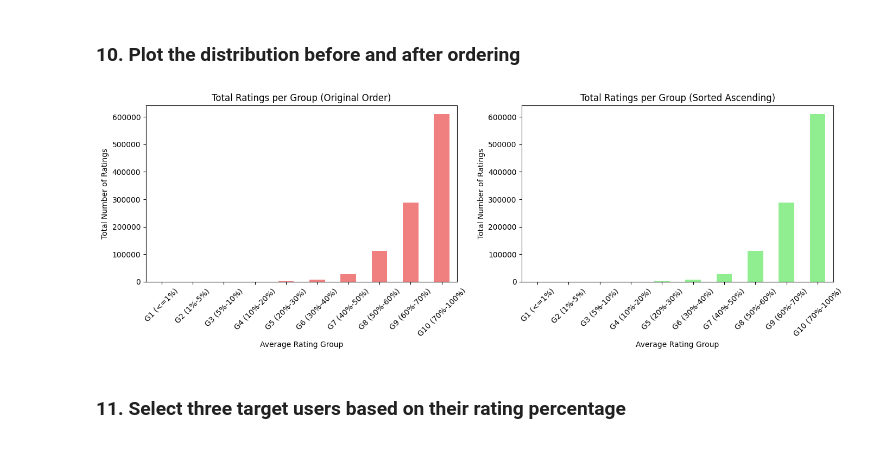
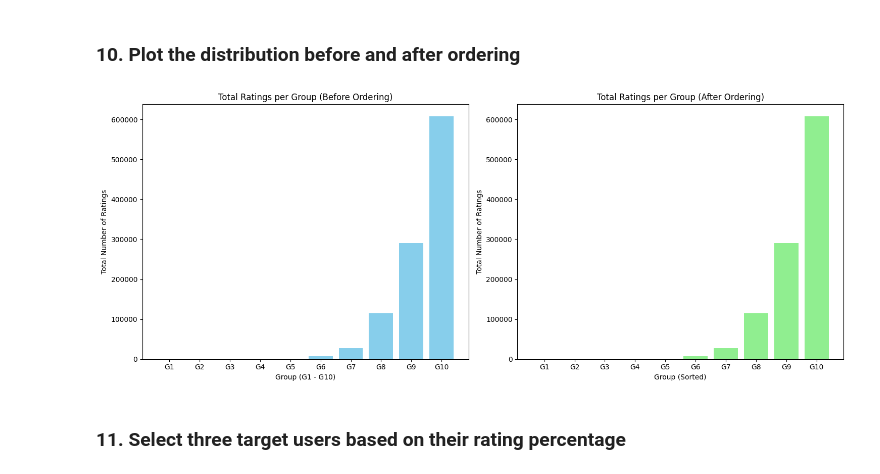
Before and after one commit to youssefekrami919/AIE425-Assignment-Group-Youssef-Elsyed, a Jupyter notebook: irs_assignment_1.ipynb, the cells around one changed output. Cells and saved outputs as stored; diff of their text form; code cells hidden in the pictures.

```diff
--- a/irs_assignment_1.ipynb
+++ b/irs_assignment_1.ipynb
@@ -234,27 +441,54 @@ Name: ni, dtype: int64
 # %% [markdown]
 ### 10. Plot the distribution before and after ordering
-# %%
-
-plt.figure(figsize=(14, 5))
-
-plt.subplot(1, 2, 1)
-ratings_per_group.reindex(labels).plot(kind='bar', color='lightcoral')  # keeps original group order
-plt.title("Total Ratings per Group (Original Order)")
-plt.xlabel("Average Rating Group")
-plt.ylabel("Total Number of Ratings")
-plt.xticks(rotation=45)
-
-plt.subplot(1, 2, 2)
-ratings_per_group_sorted.plot(kind='bar', color='lightgreen')
-plt.title("Total Ratings per Group (Sorted Ascending)")
-plt.xlabel("Average Rating Group")
-plt.ylabel("Total Number of Ratings")
-plt.xticks(rotation=45)
-
-plt.tight_layout()
-plt.show()
-# %% [output]
-[figure, removed]
+# %%
+import matplotlib.pyplot as plt
+
+# --- Prepare Data for Plotting ---
+
+# 1. Before Ordering:
+# We strictly follow the group order G1 to G10
+labels_before = ["G1", "G2", "G3", "G4", "G5", "G6", "G7", "G8", "G9", "G10"]
+# Map the group names to their totals calculated in Task 9
+values_before = [
+    get_total_ratings(g1, ni), get_total_ratings(g2, ni),
+    get_total_ratings(g3, ni), get_total_ratings(g4, ni),
+    get_total_ratings(g5, ni), get_total_ratings(g6, ni),
+    get_total_ratings(g7, ni), get_total_ratings(g8, ni),
+    get_total_ratings(g9, ni), get_total_ratings(g10, ni)
+]
+
+# 2. After Ordering:
+# We use the sorted_groups list we created in Task 9 using QuickSort
+# sorted_groups structure is [['G_name', Total], ...]
+labels_after = []
+values_after = []
+
+for item in sorted_groups:
+    labels_after.append(item[0])
+    values_after.append(item[1])
+
+# --- Plotting ---
+
+plt.figure(figsize=(15, 6))
+
+# Subplot 1: Before Ordering
+plt.subplot(1, 2, 1)
+plt.bar(labels_before, values_before, color='skyblue')
+plt.title("Total Ratings per Group (Before Ordering)")
+plt.xlabel("Group (G1 - G10)")
+plt.ylabel("Total Number of Ratings")
+
+# Subplot 2: After Ordering (Ascending)
+plt.subplot(1, 2, 2)
+plt.bar(labels_after, values_after, color='lightgreen')
+plt.title("Total Ratings per Group (After Ordering)")
+plt.xlabel("Group (Sorted)")
+plt.ylabel("Total Number of Ratings")
+
+plt.tight_layout()
+plt.show()
+# %% [output]
+[figure, added]
 # %% [markdown]
 ### 11. Select three target users based on their rating percentage
 # %%
```
Also changed, not shown: parts of 20 cells of this notebook.
